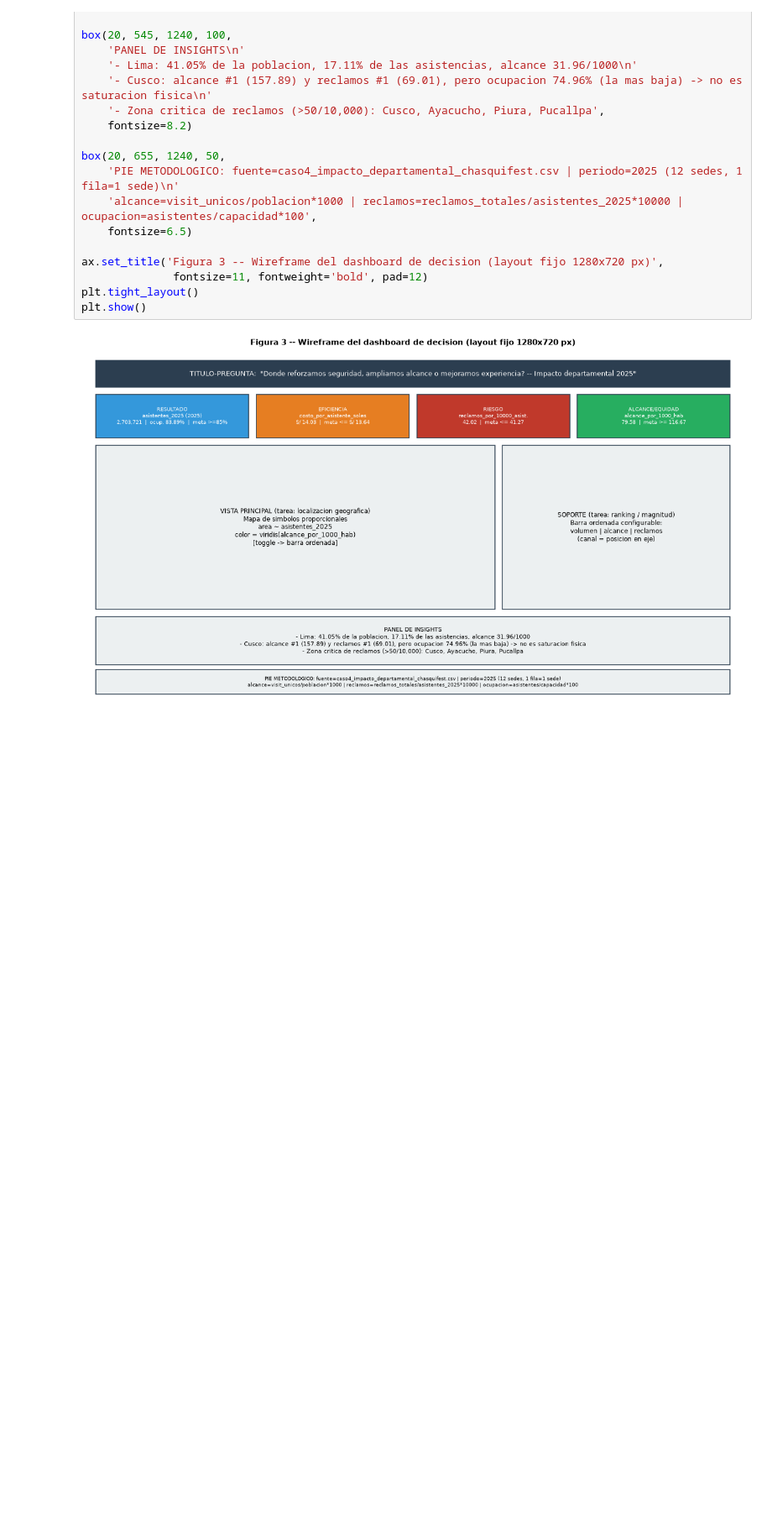
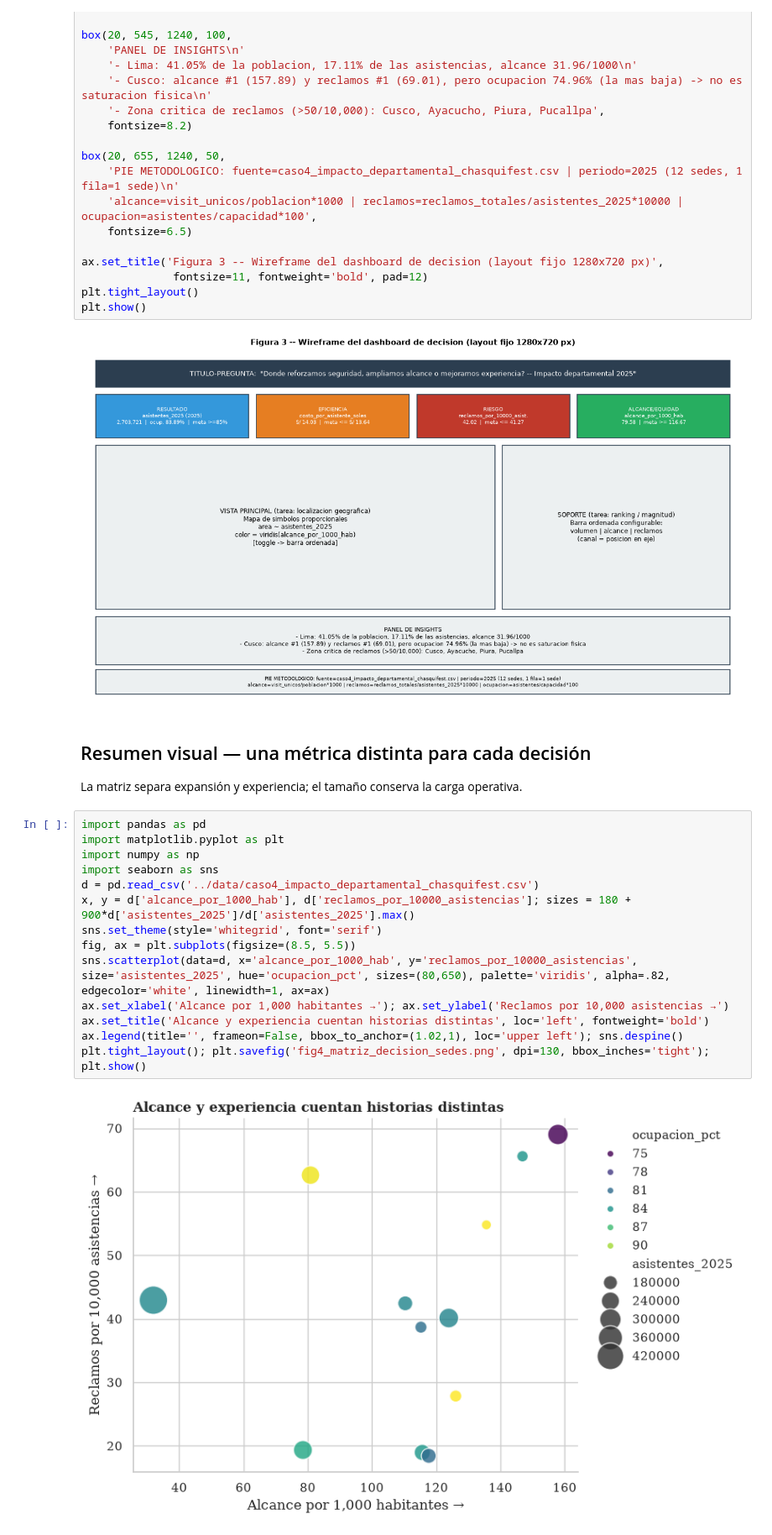
Before and after one commit to R0SEWT/chasquifest-auditoria-visual, a Jupyter notebook: notebook/caso4.ipynb, the cells around one changed output. Shown at 84% size. Drawn from its saved outputs; the diff is of its cells as text; blank space fills up the shorter version.

```diff
--- a/notebook/caso4.ipynb
+++ b/notebook/caso4.ipynb
@@ -683,3 +683,22 @@ plt.tight_layout()
 plt.show()
 # %% [output]
 [figure]
+# %% [markdown]
+## Resumen visual — una métrica distinta para cada decisión
+La matriz separa expansión y experiencia; el tamaño conserva la carga operativa.
+# %%
+import pandas as pd
+import matplotlib.pyplot as plt
+import numpy as np
+import seaborn as sns
+d = pd.read_csv('../data/caso4_impacto_departamental_chasquifest.csv')
+x, y = d['alcance_por_1000_hab'], d['reclamos_por_10000_asistencias']; sizes = 180 + 900*d['asistentes_2025']/d['asistentes_2025'].max()
+sns.set_theme(style='whitegrid', font='serif')
+fig, ax = plt.subplots(figsize=(8.5, 5.5))
+sns.scatterplot(data=d, x='alcance_por_1000_hab', y='reclamos_por_10000_asistencias', size='asistentes_2025', hue='ocupacion_pct', sizes=(80,650), palette='viridis', alpha=.82, edgecolor='white', linewidth=1, ax=ax)
+ax.set_xlabel('Alcance por 1,000 habitantes →'); ax.set_ylabel('Reclamos por 10,000 asistencias →')
+ax.set_title('Alcance y experiencia cuentan historias distintas', loc='left', fontweight='bold')
+ax.legend(title='', frameon=False, bbox_to_anchor=(1.02,1), loc='upper left'); sns.despine()
+plt.tight_layout(); plt.savefig('fig4_matriz_decision_sedes.png', dpi=130, bbox_inches='tight'); plt.show()
+# %% [output]
+[figure, added]
```
Also changed, not shown: parts of 1 cell of this notebook, 52 other files.
